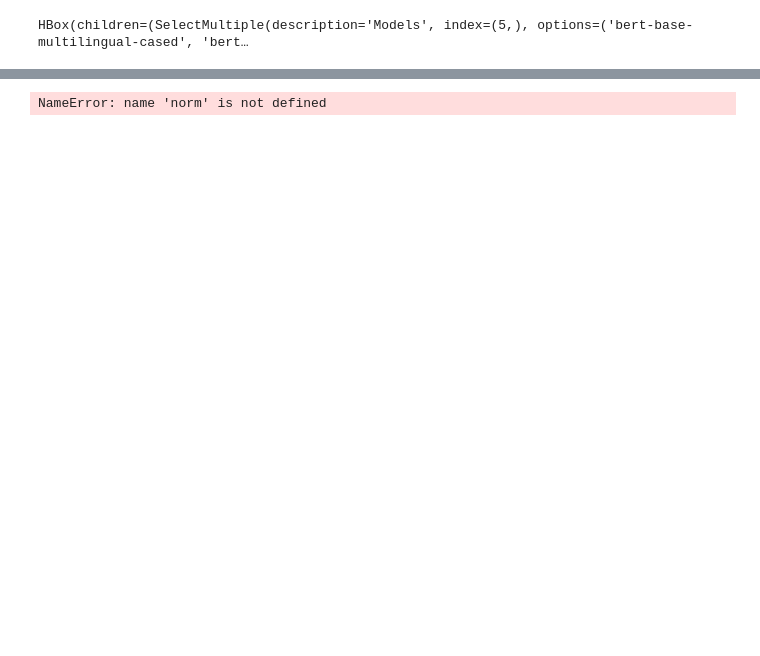
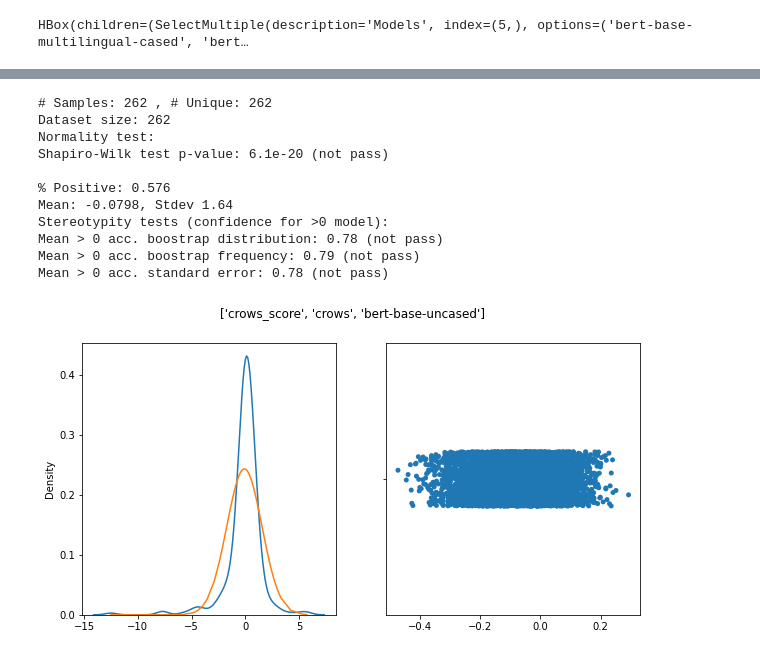
Before and after one commit to kinit-sk/bias-methodology, a Jupyter notebook: src/_experiments.ipynb, the cells around one changed output, grey strips where cells are left out. Cells and saved outputs as stored; diff of their text form; code cells hidden in the pictures; blank space fills up the shorter version.

```diff
--- a/src/_experiments.ipynb
+++ b/src/_experiments.ipynb
@@ -34,14 +35,65 @@ display(hbox)
 # %% [output]
 HBox(children=(SelectMultiple(description='Models', index=(5,), options=('bert-base-multilingual-cased', 'bert…
 # %%
+from scipy.stats import norm, shapiro, pearsonr
+import random
+import math
+import matplotlib.pyplot as plt
+import seaborn as sns
+
+
+def analyze(dt, dt_name, tokenizer, model, score_func):
+    def confidence_print(value, threshold, lower=True):
+        if lower ^ (value >= threshold):
+            return f'\033[1;38;2;255;0;0m{value:.2}\033[0m (not pass)'
+        else:
+            return f'{value:.2} (pass)'
+
+    results = score_func(dt, tokenizer, model)
+    print('Dataset size:', len(dt))
+
+    r_loc, r_scale = norm.fit(results)
+    shapiro_p = shapiro(results)[1]
+    print('Normality test:')
+    print(f'Shapiro-Wilk test p-value: {confidence_print(shapiro_p, 0.05)}')
+    print()
+    print(f'% Positive: {sum(r > 0 for r in results) / len(dt):.3}')
+    print(f'Mean: {r_loc:.3}, Stdev {r_scale:.3}')
+    print('Stereotypity tests (confidence for >0 model):')
+
+    bootstrap = [sum(random.choices(results, k=len(results))) / len(results) for _ in range(10000)]
+    print(
+        f'Mean > 0 acc. boostrap distribution: {confidence_print(norm.cdf(0, *norm.fit(bootstrap)), 0.05, lower=False)}')
+    print(
+        f'Mean > 0 acc. boostrap frequency: {confidence_print(1 - (sum(b > 0 for b in bootstrap) / 10000), 0.05, lower=False)}')
+    r_scale /= math.sqrt(len(results))
+    print(f'Mean > 0 acc. standard error: {confidence_print(norm.cdf(0, loc=r_loc, scale=r_scale), 0.05, lower=False)}')
+
+    if score_func == our_score:
+        fig, axes = plt.subplots(1, 3, figsize=(15, 5))
+        sns.scatterplot(
+            x=[pair_score(s0, s1, tokenizer, model) for s0, s1, _, _ in dt],
+            y=[pair_score(s2, s3, tokenizer, model) for _, _, s2, s3 in dt],
+            ax=axes[2],
+        )
+        axes[2].plot([-5, 5], [-5, 5], color="black", linestyle=(0, (5, 5)))
+    else:
+        fig, axes = plt.subplots(1, 2, figsize=(10, 5))
+    fig.suptitle(str([score_func.__name__, dt_name, model.name_or_path]))
+    sns.kdeplot(data=results, ax=axes[0])
+    sns.lineplot(x=results, y=norm.pdf(results, *norm.fit(results)), ax=axes[0])
+    sns.stripplot(x=bootstrap, ax=axes[1])
+    plt.show()
+    print()
+    print()
+
 for model_name in select_models.value:
-    model = AutoModelForMaskedLM.from_pretrained(model_name)
-    tokenizer = AutoTokenizer.from_pretrained(model_name)
+    model, tokenizer = model_init(model_name)
 
     for dataset_name in select_datasets.value:
         dataset = get_dataset_by_name(dataset_name, tokenizer)
 
         for score_name in select_scores.value:
             score = get_score_by_name(score_name)
-            analyze(dataset, tokenizer, model, score)
+            analyze(dataset, dataset_name, tokenizer, model, score)
 # %% [output]
@@ -65 +103,12 @@ Dataset size: 135
-NameError: name 'norm' is not defined
+# Samples: 262 , # Unique: 262
+Dataset size: 262
+Normality test:
+Shapiro-Wilk test p-value: 6.1e-20 (not pass)
+
+% Positive: 0.576
+Mean: -0.0798, Stdev 1.64
+Stereotypity tests (confidence for >0 model):
+Mean > 0 acc. boostrap distribution: 0.78 (not pass)
+Mean > 0 acc. boostrap frequency: 0.79 (not pass)
+Mean > 0 acc. standard error: 0.78 (not pass)
+[figure, added]
```
Also changed, not shown: parts of 2 cells of this notebook, 7 other files.
